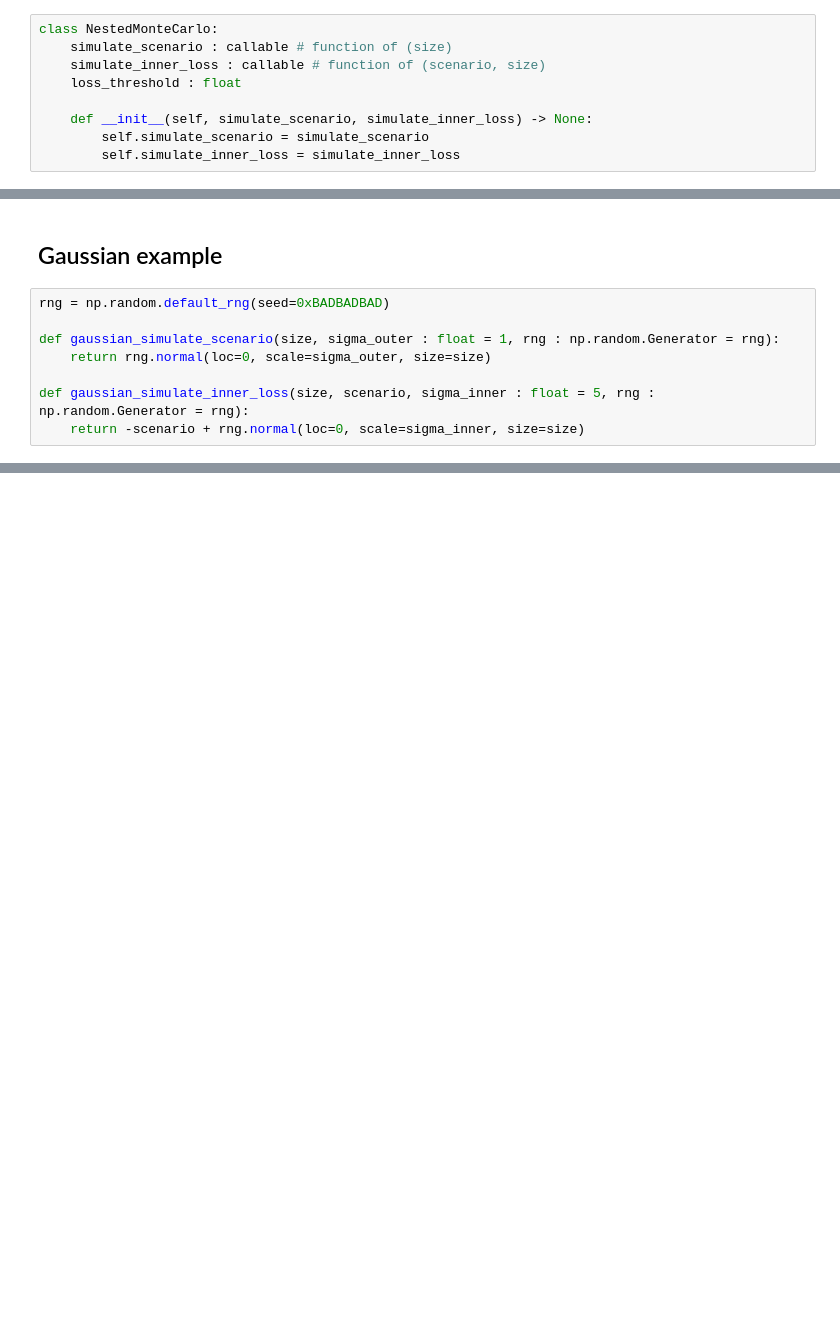
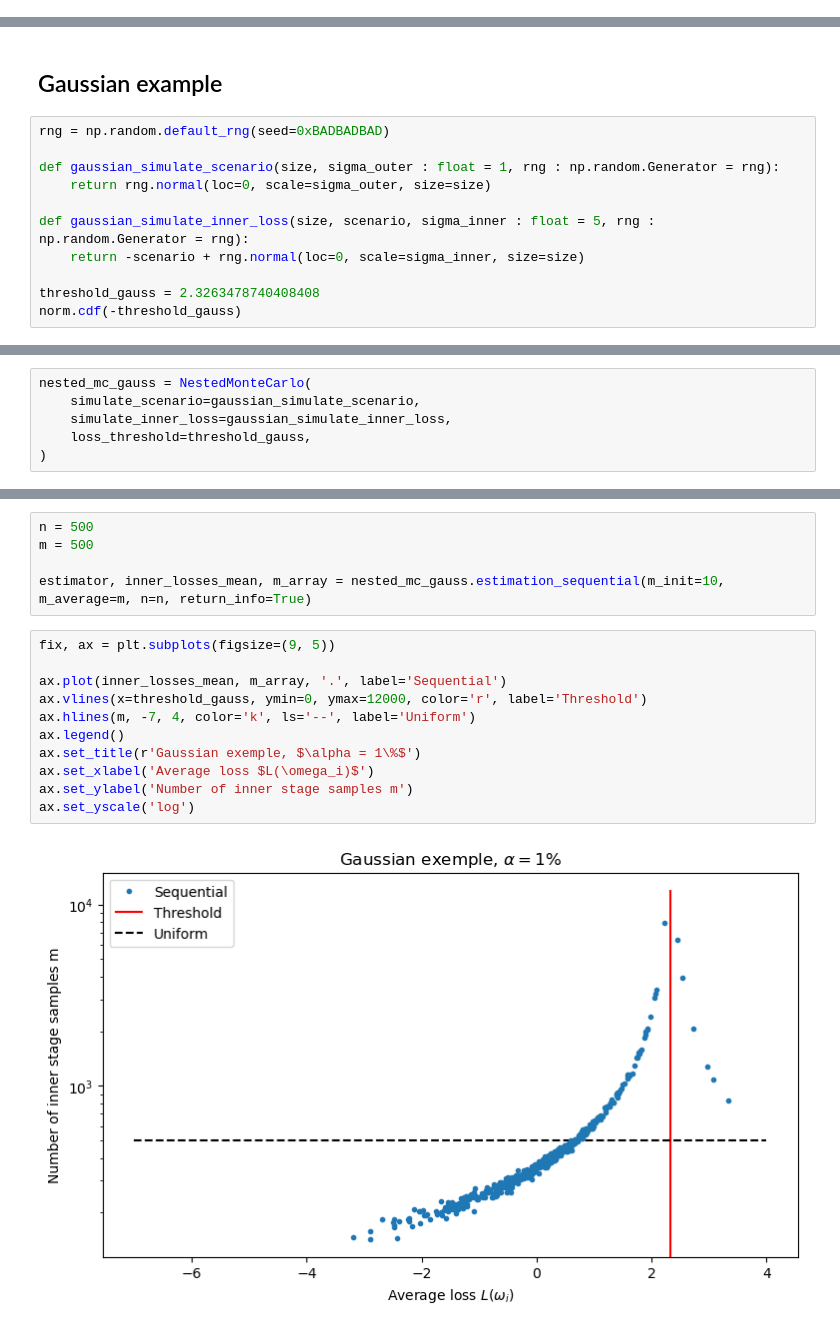
Before and after one commit to MrG1raffe/NestedMonteCarlo, a Jupyter notebook: sandbox.ipynb, the cells around one changed output, grey strips where cells are left out. Cells and saved outputs as stored; diff of their text form; blank space fills up the shorter version.

```diff
--- a/sandbox.ipynb
+++ b/sandbox.ipynb
@@ -3,9 +3,0 @@ import numpy as np
-# %%
-class NestedMonteCarlo:
-    simulate_scenario : callable # function of (size)
-    simulate_inner_loss : callable # function of (scenario, size)
-    loss_threshold : float
-
-    def __init__(self, simulate_scenario, simulate_inner_loss) -> None:
-        self.simulate_scenario = simulate_scenario
-        self.simulate_inner_loss = simulate_inner_loss
@@ -19,4 +83,7 @@ def gaussian_simulate_scenario(size, sigma_outer : float = 1, rng : np.random.Ge
 
 def gaussian_simulate_inner_loss(size, scenario, sigma_inner : float = 5, rng : np.random.Generator = rng):
     return -scenario + rng.normal(loc=0, scale=sigma_inner, size=size)
+
+threshold_gauss = 2.3263478740408408
+norm.cdf(-threshold_gauss)
 # %% [output]
@@ -23,0 +91,6 @@ NameError: name 'c_arr' is not defined
+# %%
+nested_mc_gauss = NestedMonteCarlo(
+    simulate_scenario=gaussian_simulate_scenario,
+    simulate_inner_loss=gaussian_simulate_inner_loss,
+    loss_threshold=threshold_gauss,
+)
@@ -23,0 +113,18 @@ NameError: name 'c_arr' is not defined
+# %%
+n = 500
+m = 500
+
+estimator, inner_losses_mean, m_array = nested_mc_gauss.estimation_sequential(m_init=10, m_average=m, n=n, return_info=True)
+# %%
+fix, ax = plt.subplots(figsize=(9, 5))
+
+ax.plot(inner_losses_mean, m_array, '.', label='Sequential')
+ax.vlines(x=threshold_gauss, ymin=0, ymax=12000, color='r', label='Threshold')
+ax.hlines(m, -7, 4, color='k', ls='--', label='Uniform')
+ax.legend()
+ax.set_title(r'Gaussian exemple, $\alpha = 1\%$')
+ax.set_xlabel('Average loss $L(\omega_i)$')
+ax.set_ylabel('Number of inner stage samples m')
+ax.set_yscale('log')
+# %% [output]
+[figure, added]
```
Also changed, not shown: parts of 21 cells of this notebook.
